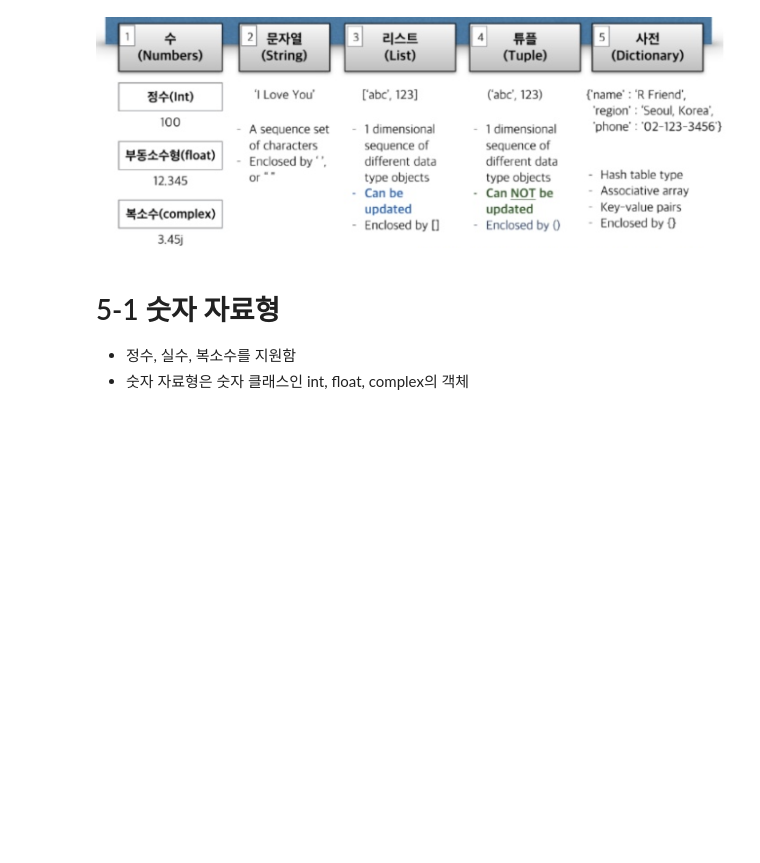
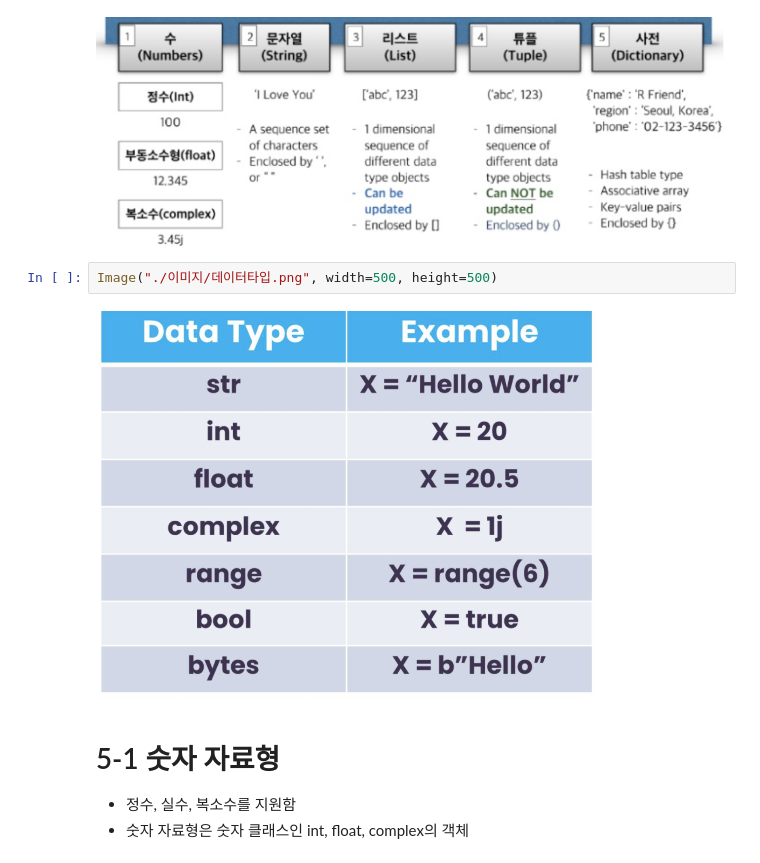
Before and after one commit to zerosum99/python_data_analysis, a Jupyter notebook: 파이썬 문법_05_파이썬 자료형 알아보기.ipynb, the cells around one changed output. Saved outputs shown, nothing was run; the diff lists cells and outputs as text; blank space fills up the shorter version.

```diff
--- a/파이썬 문법_05_파이썬 자료형 알아보기.ipynb
+++ b/파이썬 문법_05_파이썬 자료형 알아보기.ipynb
@@ -10,6 +10,10 @@ from IPython.display import Image
 Image("./이미지/5가지자료구조.png", width=700, height=700)
 # %% [output]
 [figure]
+# %%
+Image("./이미지/데이터타입.png", width=500, height=500)
+# %% [output]
+[figure, added]
 # %% [markdown]
 # 5-1 숫자 자료형
 
```
Also changed, not shown: parts of 1 cell of this notebook, 2 other files.
